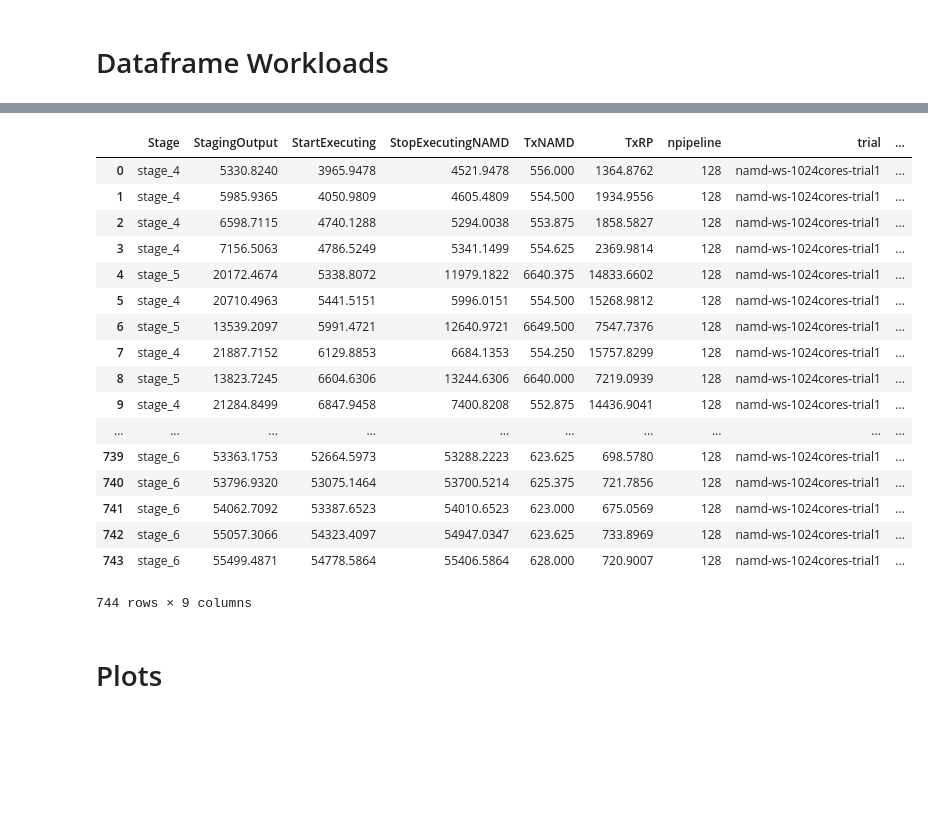
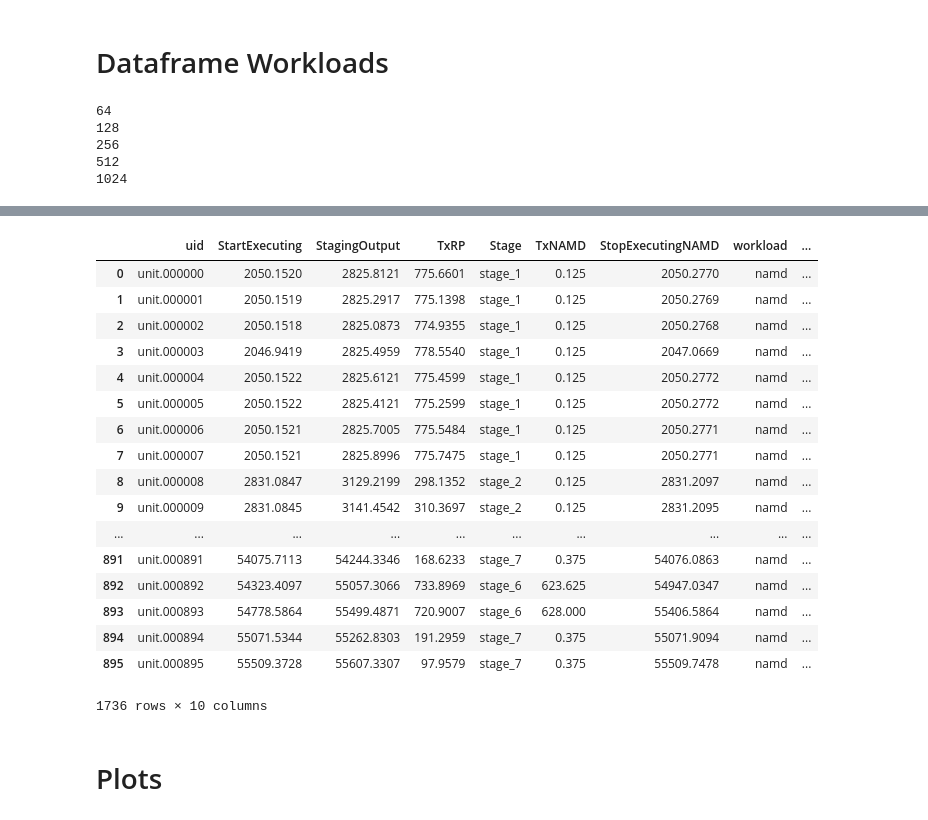
Before and after one commit to radical-experiments/htbac-experiments, a Jupyter notebook: plotter_paper.ipynb, the cells around one changed output, grey strips where cells are left out. Drawn from its saved outputs; the diff is of its cells as text; code cells hidden in the pictures; blank space fills up the shorter version.

```diff
--- a/plotter_paper.ipynb
+++ b/plotter_paper.ipynb
@@ -156,31 +156,45 @@ for wname in workloads.keys():
                 t_s5_ttx = 0.0
                 t_s6_ttx = 0.0
             else:
+                print core
                 # extract RP Tx timestamps and NAMD Tx duration
                 rp_txs = extract_rp_tx(sid)
                 namd_txs = extract_namd_tx(sid, pname)
 
+                if rp_txs.index.size != namd_txs.index.size:
+                    print 'NOOOOOO'
+
+                if rp_txs.index.size != 7*t_pipeline:
+                    print 'WARNING: extract_rp_tx(): npipelines: %s; number of tasks: %s: The number of tasks per pipeline is messed up!' % (t_pipeline, rp_txs.size)
+
                 # Merge NAMD Tx duration with RP Tx timestamps
                 txs = rp_txs.merge(namd_txs, right_index=True,left_index=True)
-                txs.columns = ['StartExecuting', 'StagingOutput', 'TxRP', 'Stage', 'TxNAMD']
+                txs.reset_index(inplace=True)
+                if txs.index.size != 7*t_pipeline:
+                    print 'WARNING: rp_txs.merge(): npipelines: %s; number of tasks: %s: The number of tasks per pipeline is messed up!' % (t_pipeline, txs.index.size)
+
+                txs.columns = ['uid','StartExecuting', 'StagingOutput', 'TxRP', 'Stage', 'TxNAMD']
 
                 # Calculate the end timestamp of Tx on the base of NAMD logs
                 txs['StopExecutingNAMD'] = txs['StartExecuting'] + txs['TxNAMD']
 
                 # Calculate TTX from RP unit start timestamp and the unit stop timestamp derived from NAMD
                 t_ttx = extract_rp_ttx(txs[['StartExecuting','StopExecutingNAMD']].copy())
+
+                # Calculate TTX for dominant NAMD stages 4, 5, 6
                 t_s4_ttx = extract_rp_ttx(txs[txs.Stage == 'stage_4'][['StartExecuting','StopExecutingNAMD']].copy())
                 t_s5_ttx = extract_rp_ttx(txs[txs.Stage == 'stage_5'][['StartExecuting','StopExecutingNAMD']].copy())
                 t_s6_ttx = extract_rp_ttx(txs[txs.Stage == 'stage_6'][['StartExecuting','StopExecutingNAMD']].copy())
 
-                # Calculate TTX for dominant NAMD stages 4, 5, 6
+                # Save tasks timestamps to a dedicated DF
+                if txs.index.size != 7*t_pipeline:
+                    print 'WARNING: rp_txs.merge(): npipelines: %s; number of tasks: %s: The number of tasks per pipeline is messed up!' % (t_pipeline, txs.index.size)
+                    display(txs)
 
-
-                # Save tasks timestamps to a dedicated DF
-                df_tasks = df_tasks.append(txs, ignore_index=True)
-                df_tasks['workload'] = wname
-                df_tasks['npipeline'] = t_pipeline
-                df_tasks['trial'] = t_name
+                txs['workload'] = wname
+                txs['npipeline'] = t_pipeline
+                txs['trial'] = t_name
+                df_tasks = df_tasks.append(txs)
 
             # trial's EnTK overhead
             t_path = trial_path(wname, core, trial)
@@ -204,6 +218,11 @@ for wname in workloads.keys():
 display(df_workloads)
 display(df_tasks)
 # %% [output]
+64
+128
+256
+512
+1024
 |  | EnTKO | RPO | TTR | TTX | TTXS4 | TTXS5 | TTXS6 | npipeline | trial | workload |
 | 0 | 0.097709 | 283.494391 | 283.5921 | 0.0000 | 0.0000 | 0.0000 | 0.0000 | 8 | null-ws-64cores-trial1 | null |
 | 1 | 0.100529 | 314.691871 | 314.7924 | 0.0000 | 0.0000 | 0.0000 | 0.0000 | 8 | null-ws-64cores-trial2 | null |
@@ -224,21 +243,21 @@ display(df_tasks)
-|  | Stage | StagingOutput | StartExecuting | StopExecutingNAMD | TxNAMD | TxRP | npipeline | trial | ... |
-| 0 | stage_4 | 5330.8240 | 3965.9478 | 4521.9478 | 556.000 | 1364.8762 | 128 | namd-ws-1024cores-trial1 | ... |
-| 1 | stage_4 | 5985.9365 | 4050.9809 | 4605.4809 | 554.500 | 1934.9556 | 128 | namd-ws-1024cores-trial1 | ... |
-| 2 | stage_4 | 6598.7115 | 4740.1288 | 5294.0038 | 553.875 | 1858.5827 | 128 | namd-ws-1024cores-trial1 | ... |
-| 3 | stage_4 | 7156.5063 | 4786.5249 | 5341.1499 | 554.625 | 2369.9814 | 128 | namd-ws-1024cores-trial1 | ... |
-| 4 | stage_5 | 20172.4674 | 5338.8072 | 11979.1822 | 6640.375 | 14833.6602 | 128 | namd-ws-1024cores-trial1 | ... |
-| 5 | stage_4 | 20710.4963 | 5441.5151 | 5996.0151 | 554.500 | 15268.9812 | 128 | namd-ws-1024cores-trial1 | ... |
-| 6 | stage_5 | 13539.2097 | 5991.4721 | 12640.9721 | 6649.500 | 7547.7376 | 128 | namd-ws-1024cores-trial1 | ... |
-| 7 | stage_4 | 21887.7152 | 6129.8853 | 6684.1353 | 554.250 | 15757.8299 | 128 | namd-ws-1024cores-trial1 | ... |
-| 8 | stage_5 | 13823.7245 | 6604.6306 | 13244.6306 | 6640.000 | 7219.0939 | 128 | namd-ws-1024cores-trial1 | ... |
-| 9 | stage_4 | 21284.8499 | 6847.9458 | 7400.8208 | 552.875 | 14436.9041 | 128 | namd-ws-1024cores-trial1 | ... |
+|  | uid | StartExecuting | StagingOutput | TxRP | Stage | TxNAMD | StopExecutingNAMD | workload | ... |
+| 0 | unit.000000 | 2050.1520 | 2825.8121 | 775.6601 | stage_1 | 0.125 | 2050.2770 | namd | ... |
+| 1 | unit.000001 | 2050.1519 | 2825.2917 | 775.1398 | stage_1 | 0.125 | 2050.2769 | namd | ... |
+| 2 | unit.000002 | 2050.1518 | 2825.0873 | 774.9355 | stage_1 | 0.125 | 2050.2768 | namd | ... |
+| 3 | unit.000003 | 2046.9419 | 2825.4959 | 778.5540 | stage_1 | 0.125 | 2047.0669 | namd | ... |
+| 4 | unit.000004 | 2050.1522 | 2825.6121 | 775.4599 | stage_1 | 0.125 | 2050.2772 | namd | ... |
+| 5 | unit.000005 | 2050.1522 | 2825.4121 | 775.2599 | stage_1 | 0.125 | 2050.2772 | namd | ... |
+| 6 | unit.000006 | 2050.1521 | 2825.7005 | 775.5484 | stage_1 | 0.125 | 2050.2771 | namd | ... |
+| 7 | unit.000007 | 2050.1521 | 2825.8996 | 775.7475 | stage_1 | 0.125 | 2050.2771 | namd | ... |
+| 8 | unit.000008 | 2831.0847 | 3129.2199 | 298.1352 | stage_2 | 0.125 | 2831.2097 | namd | ... |
+| 9 | unit.000009 | 2831.0845 | 3141.4542 | 310.3697 | stage_2 | 0.125 | 2831.2095 | namd | ... |
 | ... | ... | ... | ... | ... | ... | ... | ... | ... | ... |
-| 739 | stage_6 | 53363.1753 | 52664.5973 | 53288.2223 | 623.625 | 698.5780 | 128 | namd-ws-1024cores-trial1 | ... |
-| 740 | stage_6 | 53796.9320 | 53075.1464 | 53700.5214 | 625.375 | 721.7856 | 128 | namd-ws-1024cores-trial1 | ... |
-| 741 | stage_6 | 54062.7092 | 53387.6523 | 54010.6523 | 623.000 | 675.0569 | 128 | namd-ws-1024cores-trial1 | ... |
-| 742 | stage_6 | 55057.3066 | 54323.4097 | 54947.0347 | 623.625 | 733.8969 | 128 | namd-ws-1024cores-trial1 | ... |
-| 743 | stage_6 | 55499.4871 | 54778.5864 | 55406.5864 | 628.000 | 720.9007 | 128 | namd-ws-1024cores-trial1 | ... |
+| 891 | unit.000891 | 54075.7113 | 54244.3346 | 168.6233 | stage_7 | 0.375 | 54076.0863 | namd | ... |
+| 892 | unit.000892 | 54323.4097 | 55057.3066 | 733.8969 | stage_6 | 623.625 | 54947.0347 | namd | ... |
+| 893 | unit.000893 | 54778.5864 | 55499.4871 | 720.9007 | stage_6 | 628.000 | 55406.5864 | namd | ... |
+| 894 | unit.000894 | 55071.5344 | 55262.8303 | 191.2959 | stage_7 | 0.375 | 55071.9094 | namd | ... |
+| 895 | unit.000895 | 55509.3728 | 55607.3307 | 97.9579 | stage_7 | 0.375 | 55509.7478 | namd | ... |
-744 rows × 9 columns
+1736 rows × 10 columns
 # %%
 # Drop ourlier at 32. Clearly off-scale, it probably measured
 # an execution error.
```
Also changed, not shown: parts of 6 cells of this notebook, 3 other files.
